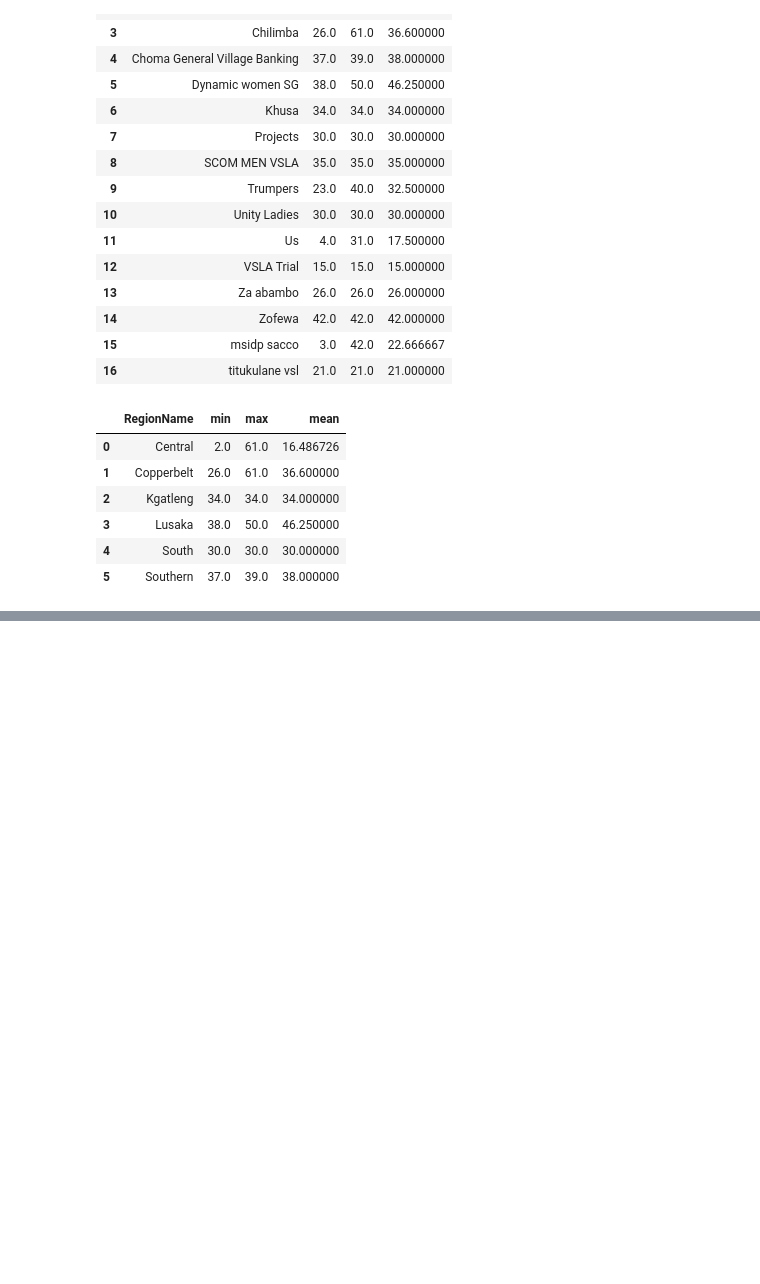
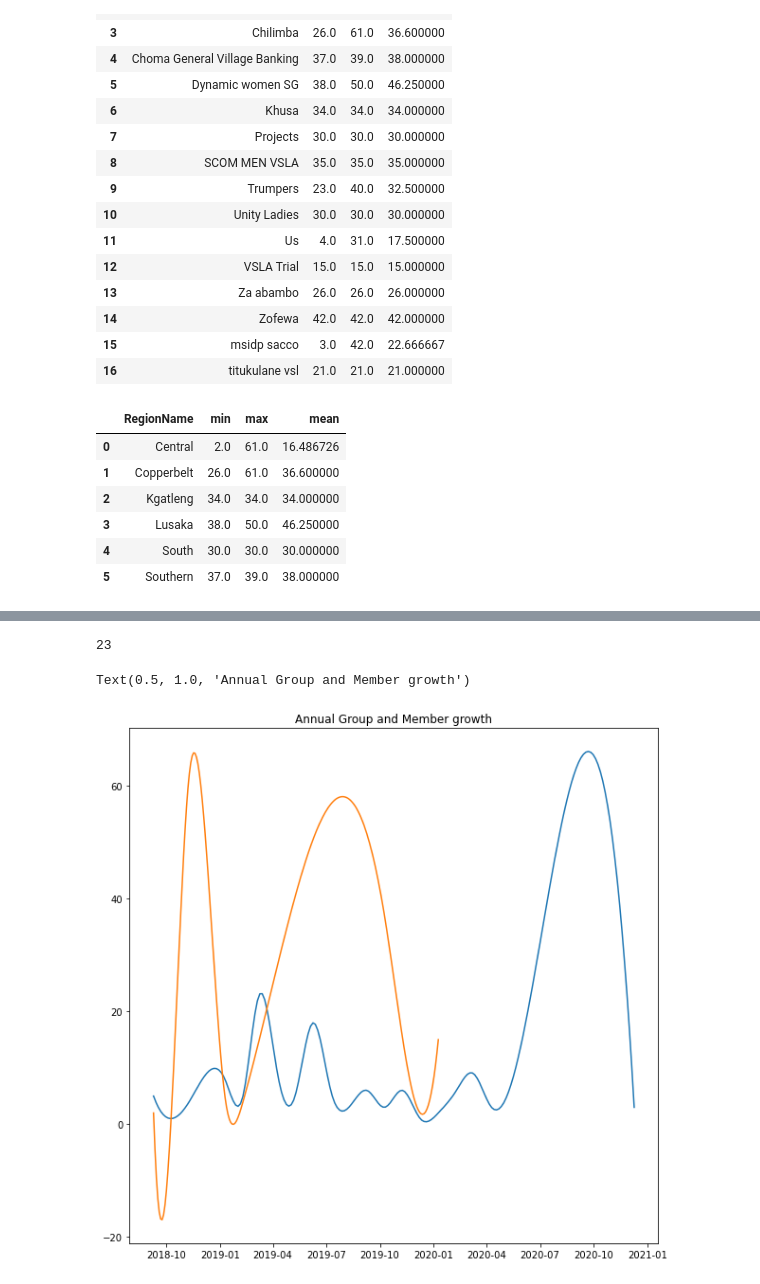
Before and after one commit to pike-msonda/adds_project, a Jupyter notebook: vsla.ipynb, the cells around one changed output, grey strips where cells are left out. Drawn from its saved outputs; the diff is of its cells as text; code cells hidden in the pictures; blank space fills up the shorter version.

```diff
--- a/vsla.ipynb
+++ b/vsla.ipynb
@@ -142,2 +160,26 @@ group_members.head()
-# %%
-group_members.DateCreated = group_members.DateCreated.apply(lambda x: to_datetime(x, "%y-%m-%d %H:%M:%S")) #convert column to to_datetime
+# %%
+group_members.DateCreated = pd.to_datetime(group_members.DateCreated, format="%d-%m-%y %H:%M:%S")
+groups.DateCreated = pd.to_datetime(groups.DateCreated, format="%d-%m-%y %H:%M:%S")
+# %%
+groups['Period'] = groups.DateCreated.dt.strftime("%b-%Y")
+group_members['Period'] = group_members.DateCreated.dt.strftime("%b-%Y")
+member_annual_data = group_members.groupby([group_members.Period]).MemberID.count().reset_index()
+annaul_group_data = groups.groupby([groups.Period]).GroupID.count().reset_index()
+data = [annaul_group_data, member_annual_data]
+# print(annaul_group_data.max()[1])
+fig, ax = plt.subplots(figsize=(10, 10))
+for i in range(len(data)):
+    period = dates.datestr2num(data[i].iloc[:,0].to_numpy())
+
+    smooth_x = np.linspace(period.min(), period.max(), 200)
+
+    sline = make_interp_spline(np.sort(period), data[i].iloc[:, 1].to_numpy(), k=3)
+    interp_values = sline(smooth_x)
+    ax.plot(dates.num2date(dates.datestr2num(data[i].max().Period)), data[i].max()[1], 'ro')
+    ax.plot(dates.num2date(smooth_x), interp_values)
+
+plt.title("Annual Group and Member growth")
+# %% [output]
+23
+Text(0.5, 1.0, 'Annual Group and Member growth')
+[figure, added]
```
Also changed, not shown: parts of 5 cells of this notebook.
